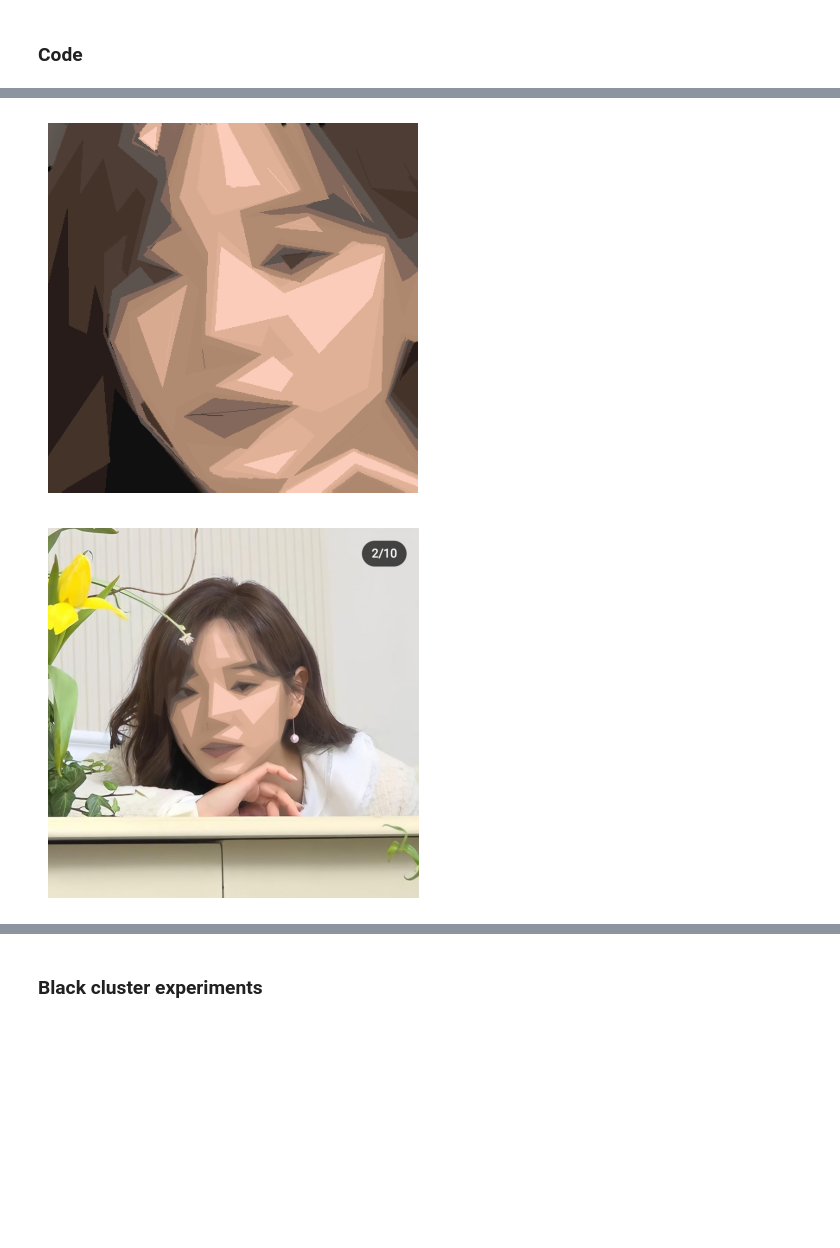
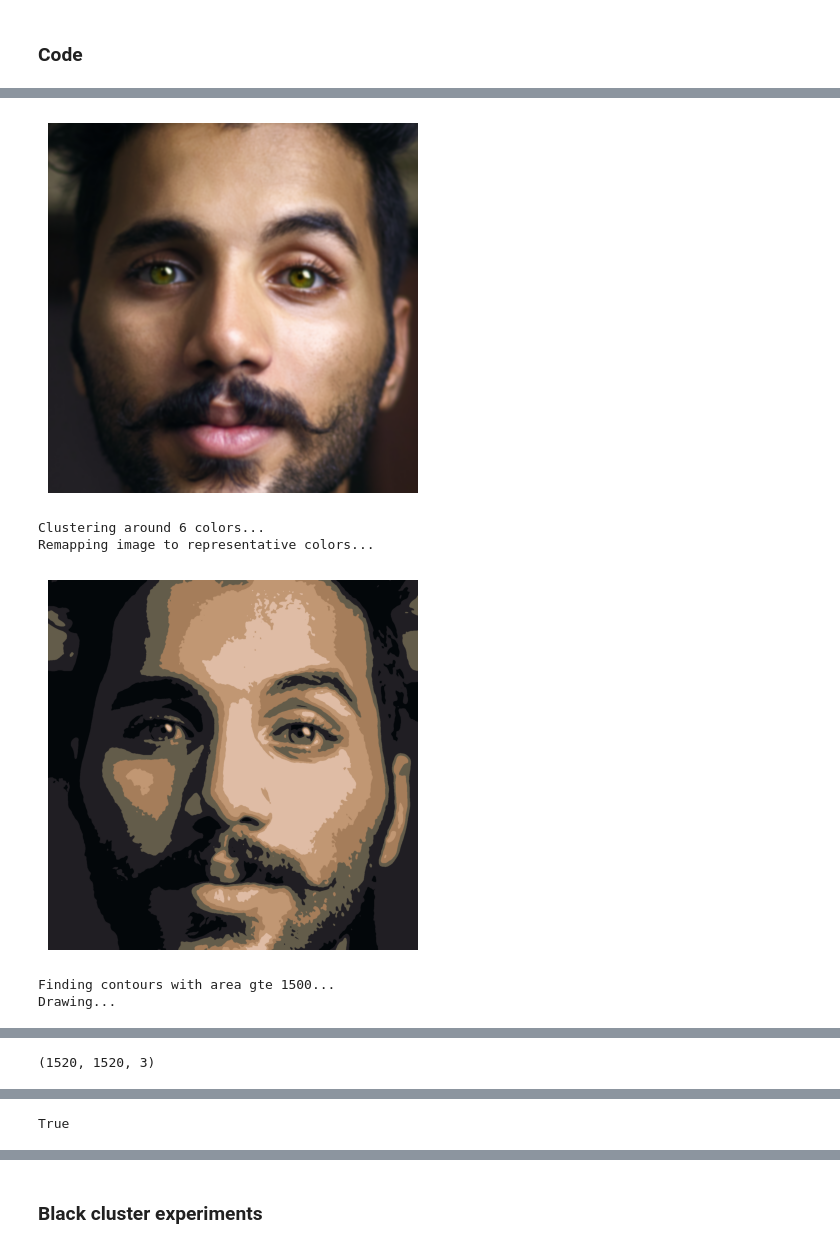
Before and after one commit to vinayak19th/Aesthetic-Face-De-Identification, a Jupyter notebook: python_experiments/CutOutFilter.ipynb, the cells around one changed output, grey strips where cells are left out. Drawn from its saved outputs; the diff is of its cells as text; code cells hidden in the pictures; blank space fills up the shorter version.

Commit message:
Updated pipeline and examples

```diff
--- a/python_experiments/CutOutFilter.ipynb
+++ b/python_experiments/CutOutFilter.ipynb
@@ -49,7 +49,7 @@ def show(im):
 # %%
 def cluster(im, n_clusters):
     im = im.reshape((im.shape[0] * im.shape[1], 3))
-    km = KMeans(n_clusters=n_clusters, random_state=0)
+    km = KMeans(n_clusters=n_clusters, random_state=0,max_iter=50,n_init=5,init="k-means++")
     km.fit(im)
 
     counts = {}
@@ -112,7 +112,7 @@ def black_inpaint(fitler:np.ndarray):
 # %%
 def smooth_blend(fitler:np.ndarray,orig:np.ndarray,coordinates:tuple,mask):
         """
-            coordinates: (y,y+h,x,x+w)
+            coordinates: (x,y,w,h)
         """
         mask= cv2.resize(mask,fitler.shape[:2])/255
         orig[coordinates[1]:coordinates[1]+coordinates[3], coordinates[0]:coordinates[0]+coordinates[2]] = np.add(np.multiply(orig[coordinates[1]:coordinates[1]+coordinates[3], coordinates[0]:coordinates[0]+coordinates[2]],mask),np.multiply(fitler,(1-mask)))
@@ -181,12 +181,12 @@ if not args.quiet:
 ### Param Configs
 # %%
 class Args:
-    in_file="KSJ.jpg"
+    in_file="test_set/pexels-ibadat-singh-2586823.jpg"
     out_file = "./outtest.png"
     blur_kernel = 23
-    n_clusters = 11
-    min_area = 200
-    poly_epsilon = 15
+    n_clusters = 6
+    min_area = 1500
+    poly_epsilon = 50
     quiet = False
     final_blur = False
     def __init__(self):
@@ -212,31 +212,41 @@ mask = cv2.imread("./masks/mask5.png")
 orig = cv2.imread(args.in_file)
 im = orig.copy()
 # show(im)
+cv2.imwrite("./pipeline_images/original.png",im)
 
 ret_tup = get_crops(im)
 im = ret_tup[1][0]
 x,y,w,h = ret_tup[0][0]
 
+downsampled:bool = False
+if(im.shape[0]>1000 or im.shape[1]>1000):
+    downsampled = True
+    face_size = im.shape[:2]
+    im = cv2.pyrDown(im)
+
 show(im)
+cv2.imwrite("./pipeline_images/face_crop.png",im)
 
 if not args.quiet:
     print(f'Blurring with size {args.blur_kernel}...')
 
 im = cv2.GaussianBlur(im, (args.blur_kernel, args.blur_kernel), 0)
-# show(im)
+show(im)
+cv2.imwrite("./pipeline_images/face_blur.png",im)
 
 if not args.quiet:
     print(f'Clustering around {args.n_clusters} colors...')
 
 reps, labels = cluster(im, args.n_clusters)
 
-print("reps:",reps,"\nlabels",labels)
+# print("reps:",reps,"\nlabels",labels)
 
 if not args.quiet:
     print('Remapping image to representative colors...')
 
 im = remap_colors(im, reps, labels)
-# show(im)
+show(im)
+cv2.imwrite("./pipeline_images/face_clustered_colors.png",im)
 
 if not args.quiet:
     print(f'Finding contours with area gte {args.min_area}...')
@@ -251,19 +261,41 @@ canvas = np.zeros(im.shape, np.uint8)
 for area, cont, rep in contours:
     approx = cv2.approxPolyDP(cont, args.poly_epsilon, True)
     cv2.drawContours(canvas, [approx], -1, rep, -1)
+show(canvas)
+cv2.imwrite("./pipeline_images/face_contoured.png",canvas)
 
-if args.final_blur:
-    canvas = cv2.GaussianBlur(canvas, (3, 3), 0)
+# if args.final_blur:
+# canvas = cv2.GaussianBlur(canvas, (3, 3), 0)
+# show(canvas)
 
-if not args.quiet:
-    print(f'Drawing Complete')
+# if not args.quiet:
+#     print(f'Drawing Complete')
 
 canvas = black_inpaint(canvas)
+show(canvas)
+cv2.imwrite("./pipeline_images/face_inpaint.png",canvas)
+
+print(canvas.shape)
+if(downsampled):
+    canvas=cv2.pyrUp(canvas)
+    canvas=cv2.resize(canvas,face_size)
+
+
+non_blend = orig.copy()
+non_blend[y:y+h, x:x+w] = canvas
+show(non_blend)
+cv2.imwrite("./pipeline_images/full_no_blend.png",non_blend)
+
 orig = smooth_blend(canvas,orig,(x,y,w,h),mask)
-# if args.out_file is None:
-print(metadata)
-show(canvas)
+# # if args.out_file is None:
+
+# print(metadata)
+# show(canvas)
+# cv2.imwrite("./pipeline_images/blended.png",canvas)
+
 show(orig)
-# else:
-#     cv2.imwrite(args.out_file, canvas)
+cv2.imwrite("./pipeline_images/blended_final.png",orig)
+
+# # else:
+# #     cv2.imwrite(args.out_file, canvas)
 # %% [output]
@@ -290,2 +304,6 @@ Drawing Complete
-[figure, old version]
+[figure, new version]
+Clustering around 6 colors...
+Remapping image to representative colors...
-[figure, old version]
+[figure, new version]
+Finding contours with area gte 1500...
+Drawing...
@@ -291,0 +312 @@ Drawing Complete
+(1520, 1520, 3)
@@ -292 +315,2 @@ Drawing Complete
+True
 # %%
```
Also changed, not shown: parts of 2 cells of this notebook, 14 other files.
